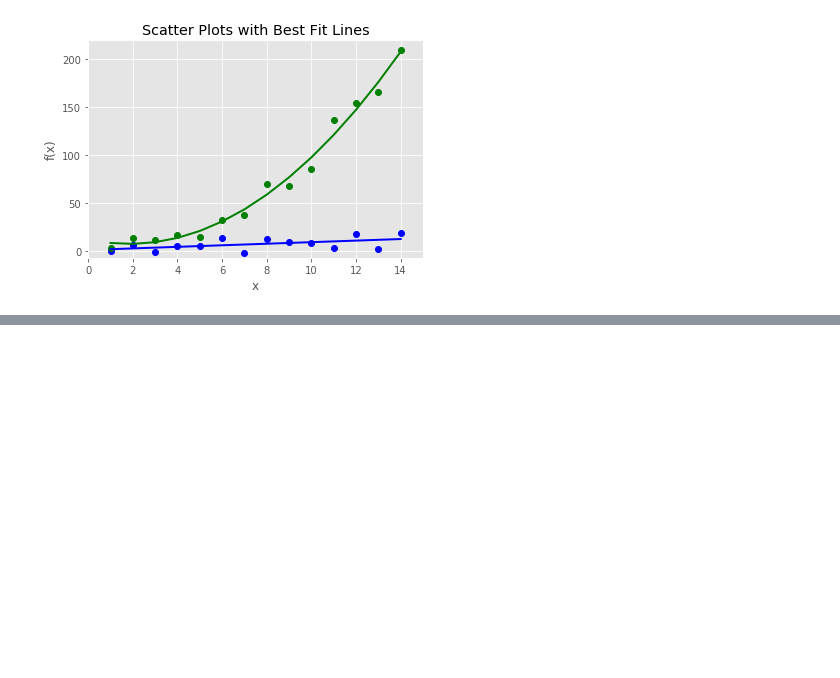
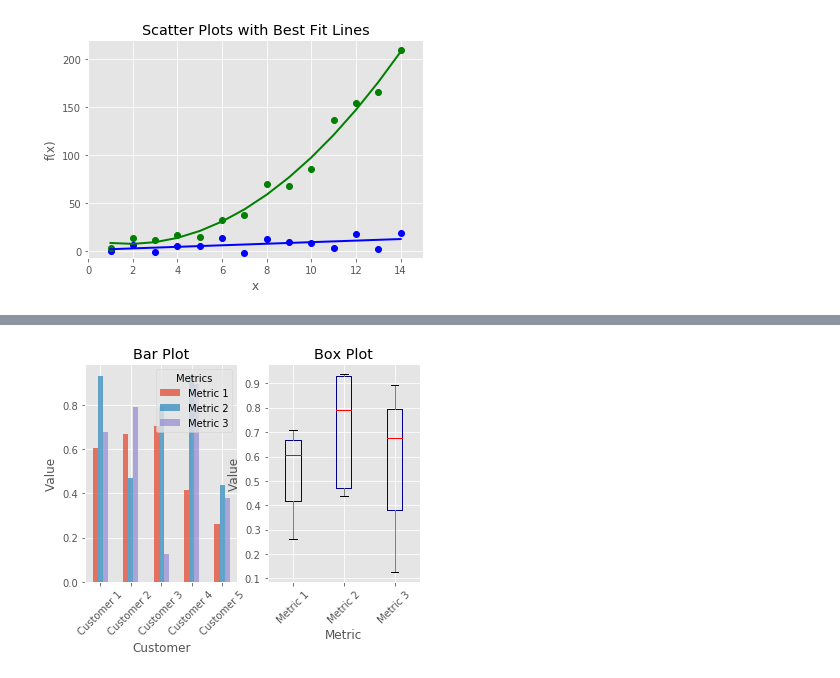
Before and after one commit to tcalecchen/Jupyter_Workspace, a Jupyter notebook: Alec-Python/Plot.ipynb, the cells around one changed output, grey strips where cells are left out. Cells and saved outputs as stored; diff of their text form; code cells hidden in the pictures; blank space fills up the shorter version.

```diff
--- a/Alec-Python/Plot.ipynb
+++ b/Alec-Python/Plot.ipynb
@@ -143,0 +190,35 @@ plt.show()
+# %%
+#!/usr/bin/env python3
+import pandas as pd
+import numpy as np
+import matplotlib.pyplot as plt
+plt.style.use('ggplot')
+
+fig, axes = plt.subplots(nrows=1, ncols=2)  #
+ax1, ax2 = axes.ravel()
+
+data_frame = pd.DataFrame(np.random.rand(5, 3),
+						index=['Customer 1', 'Customer 2', 'Customer 3', 'Customer 4', 'Customer 5'],
+						columns=pd.Index(['Metric 1', 'Metric 2', 'Metric 3'], name='Metrics'))
+
+data_frame.plot(kind='bar', ax=ax1, alpha=0.75, title='Bar Plot')
+plt.setp(ax1.get_xticklabels(), rotation=45, fontsize=10)
+plt.setp(ax1.get_yticklabels(), rotation=0, fontsize=10)
+ax1.set_xlabel('Customer')
+ax1.set_ylabel('Value')
+ax1.xaxis.set_ticks_position('bottom')
+ax1.yaxis.set_ticks_position('left')
+
+colors = dict(boxes='DarkBlue', whiskers='Gray', medians='Red', caps='Black')
+data_frame.plot(kind='box', color=colors, sym='r.', ax=ax2, title='Box Plot')
+plt.setp(ax2.get_xticklabels(), rotation=45, fontsize=10)
+plt.setp(ax2.get_yticklabels(), rotation=0, fontsize=10)
+ax2.set_xlabel('Metric')
+ax2.set_ylabel('Value')
+ax2.xaxis.set_ticks_position('bottom')
+ax2.yaxis.set_ticks_position('left')
+
+plt.savefig('pandas_plots.png', dpi=400, bbox_inches='tight')
+plt.show()
+# %% [output]
+[figure, added]
```
Also changed, not shown: parts of 5 cells of this notebook, 4 other files.
